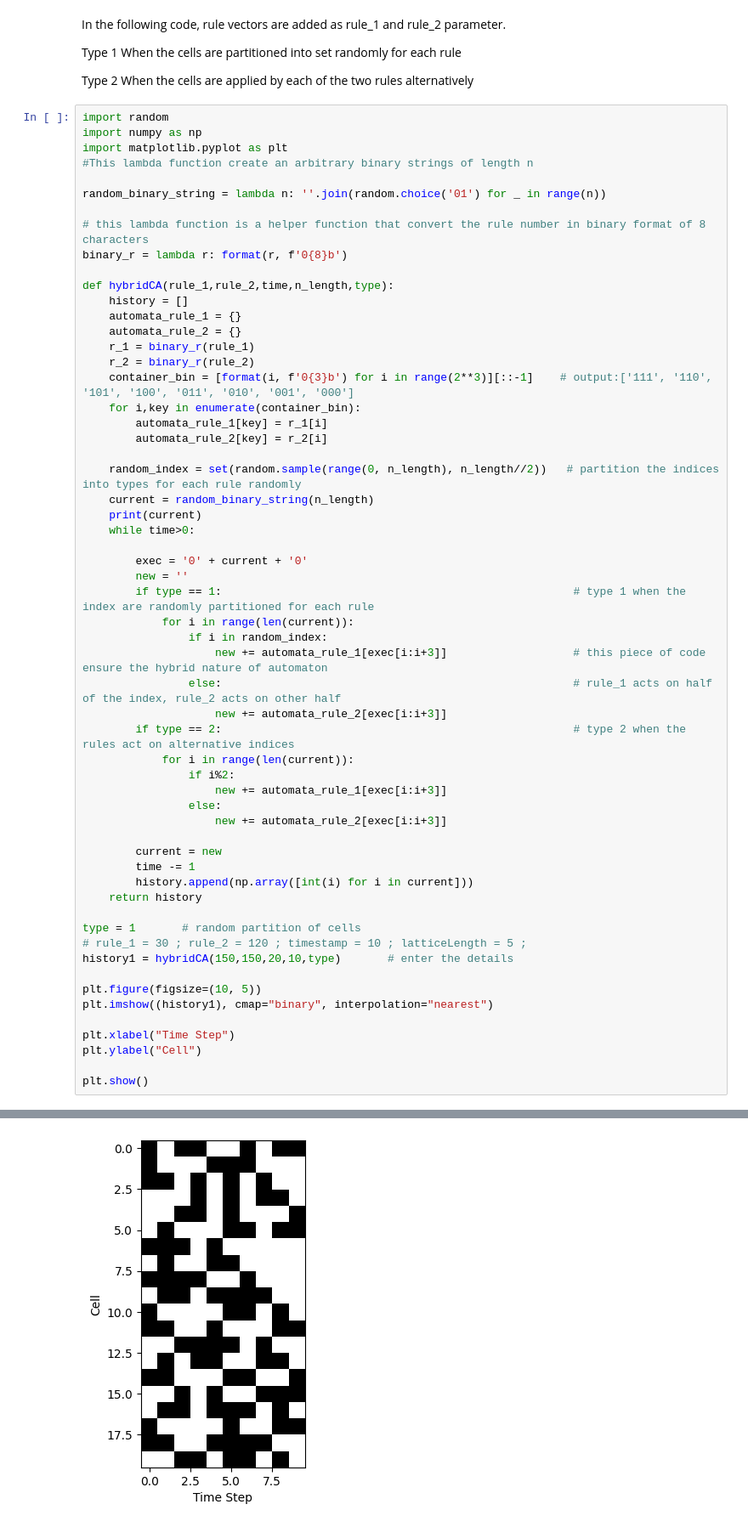
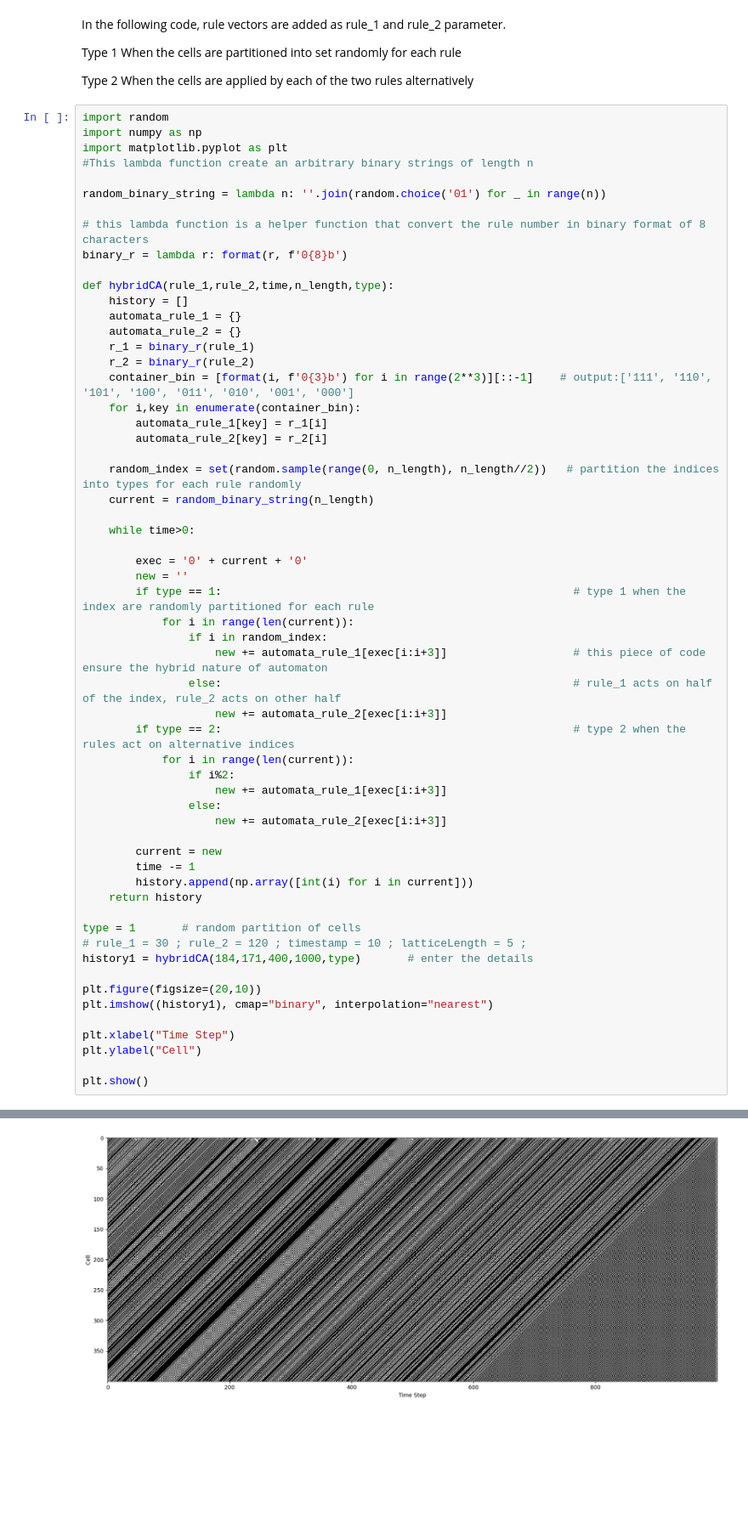
Before and after one commit to DhawalV1/CellularAutomata, a Jupyter notebook: Visualisation.ipynb, the cells around one changed output, grey strips where cells are left out. Shown at 85% size. Drawn from its saved outputs; the diff is of its cells as text; blank space fills up the shorter version.

```diff
--- a/Visualisation.ipynb
+++ b/Visualisation.ipynb
@@ -81,7 +95,7 @@ def hybridCA(rule_1,rule_2,time,n_length,type):
 
     random_index = set(random.sample(range(0, n_length), n_length//2))   # partition the indices into types for each rule randomly
     current = random_binary_string(n_length)
-    print(current)
+
     while time>0:
 
         exec = '0' + current + '0'
@@ -106,9 +120,9 @@ def hybridCA(rule_1,rule_2,time,n_length,type):
 
 type = 1       # random partition of cells
 # rule_1 = 30 ; rule_2 = 120 ; timestamp = 10 ; latticeLength = 5 ;
-history1 = hybridCA(150,150,20,10,type)       # enter the details
+history1 = hybridCA(184,171,400,1000,type)       # enter the details
 
-plt.figure(figsize=(10, 5))
+plt.figure(figsize=(20,10))
 plt.imshow((history1), cmap="binary", interpolation="nearest")
 
 plt.xlabel("Time Step")
@@ -120 +133 @@ plt.show()
-[figure, old version]
+[figure, new version]
```
Also changed, not shown: parts of 6 cells of this notebook.
